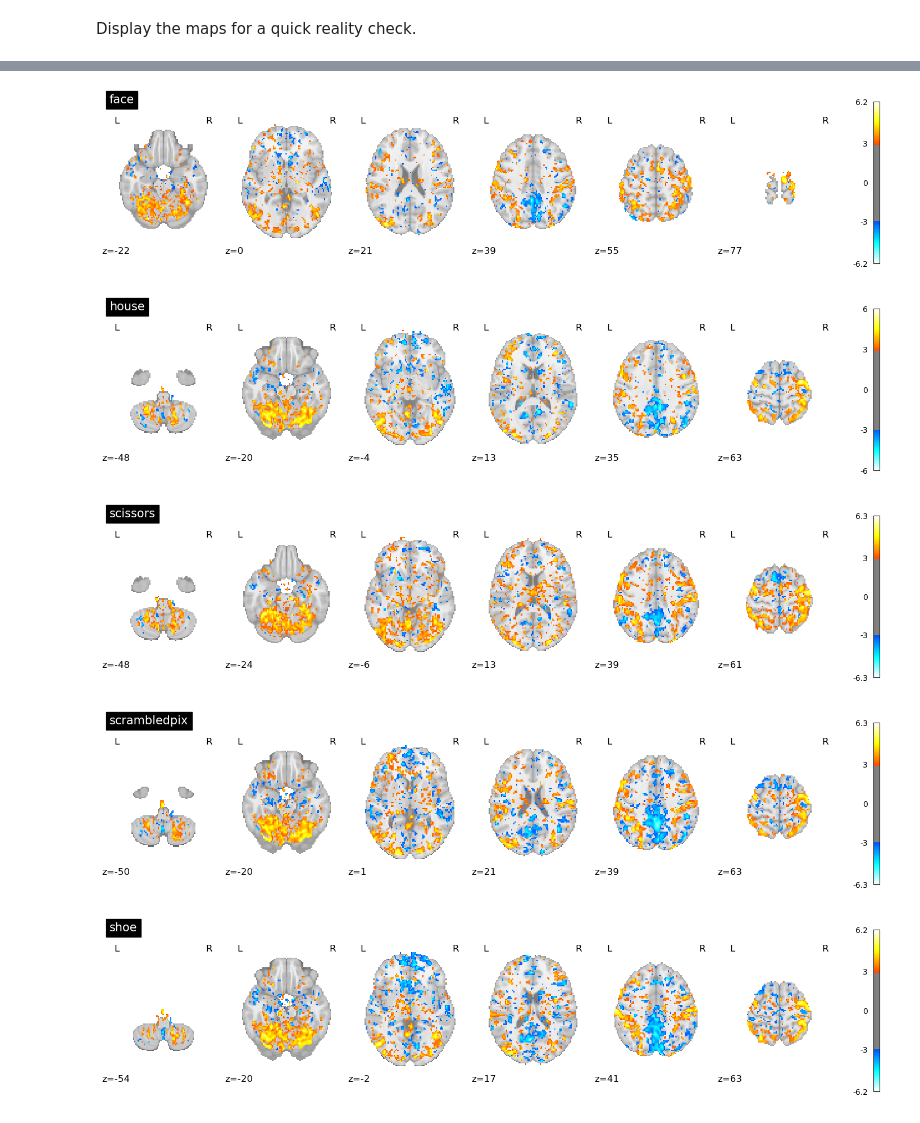
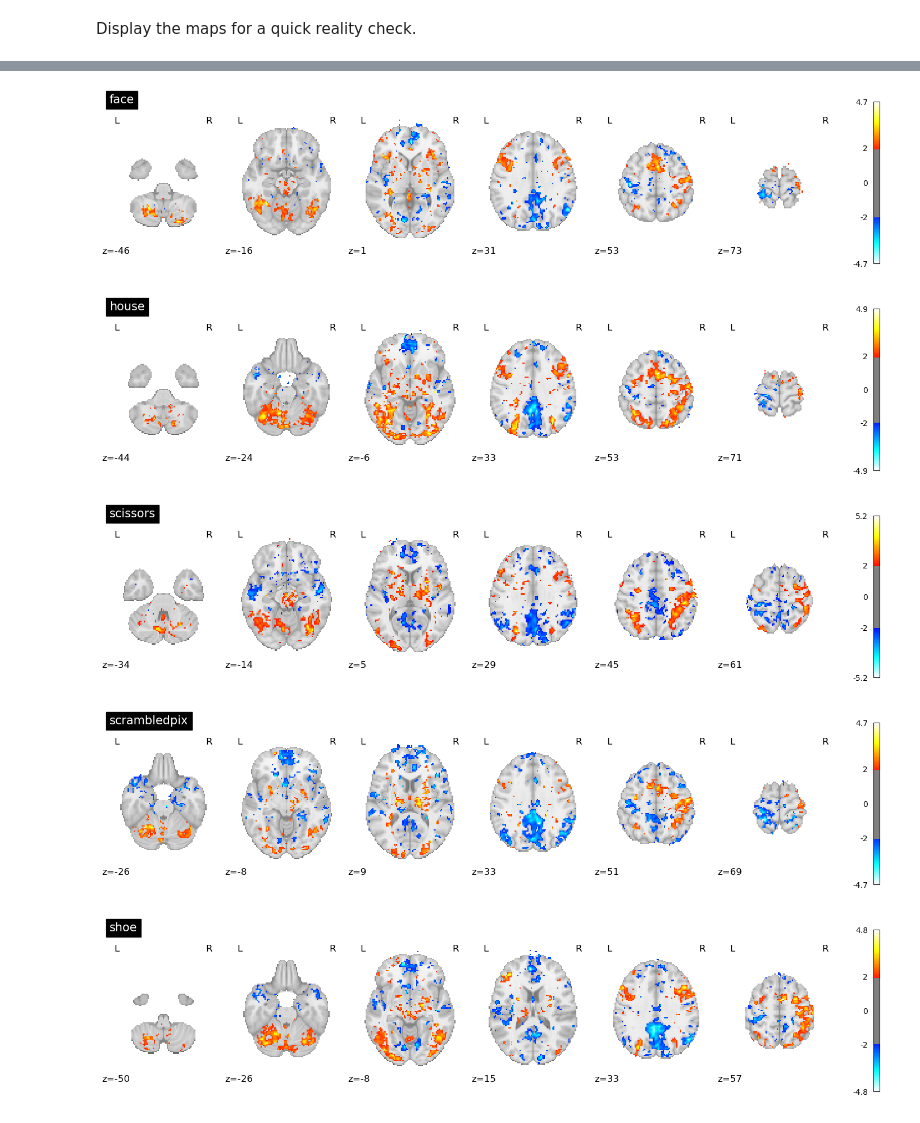
Before and after one commit to poldrack/AI_in_CogNeuro, a Jupyter notebook: notebooks/data_setup.ipynb, the cells around one changed output, grey strips where cells are left out. Saved outputs shown, nothing was run; the diff lists cells and outputs as text; code cells hidden in the pictures.

```diff
--- a/notebooks/data_setup.ipynb
+++ b/notebooks/data_setup.ipynb
@@ -179,7 +179,8 @@ Here we run the analysis on each subject/session, extract the data from a mask i
 # %%
 def get_subject_data(subject, run, layout, deriv_layout,
                      save_maps=True, plot_slices=False,
-                     hrf_model='spm + derivative'):
+                     hrf_model='spm + derivative',
+                     use_confounds=True, smoothing_fwhm=3):
     """
     Get the data for a single subject and run
 
@@ -209,7 +210,7 @@ def get_subject_data(subject, run, layout, deriv_layout,
     run = int(run)
 
     # load preprocessed BOLD data
-    bold_file, bold_img = get_bold_img(1, 1, deriv_layout)
+    bold_file, bold_img = get_bold_img(subject, run, deriv_layout)
 
     # load brain mask
     mask_img = get_group_common_mask(layout)
@@ -217,20 +218,24 @@ def get_subject_data(subject, run, layout, deriv_layout,
 
     events = get_events(subject, run, layout)
 
-    confounds = get_confounds(deriv_layout)
+    if use_confounds:
+        confounds = get_confounds(deriv_layout)
+    else:
+        confounds = None
 
     design_matrix, t_r = get_design_matrix(events, bold_img, deriv_layout,
                                       confounds=confounds)
 
     # specify and fit the GLM to the bold data
     fmri_glm = FirstLevelModel(t_r, noise_model='ar1', standardize=False,
-                               hrf_model=hrf_model)
+                               hrf_model=hrf_model, smoothing_fwhm=smoothing_fwhm)
     fmri_glm = fmri_glm.fit(bold_img, design_matrices=design_matrix)
 
     # compute contrasts
     conditions = events.trial_type.unique()
     conditions.sort()
     z_map = {}
+    smoothing_string = f"_fwhm-{smoothing_fwhm}" if smoothing_fwhm is not None else ""
     for condition in conditions:
         contrast = fmri_glm.compute_contrast(condition, output_type='all')
         z_map[condition] = contrast['z_score']
@@ -244,6 +249,10 @@ def get_subject_data(subject, run, layout, deriv_layout,
     difumo_mask = resample_img(difumo_mask, target_affine=z_maps.affine,
                                target_shape=z_maps.shape[:3],
                                interpolation='nearest')
+    difumo_data = difumo_mask.get_fdata().astype(bool)
+    # combine with common mask
+    difumo_data = np.logical_and(difumo_data, mask_data)
+    difumo_mask = nib.Nifti1Image(difumo_data.astype('int32'), difumo_mask.affine)
     masker = NiftiMasker(mask_img=difumo_mask, standardize=True, target_affine=z_maps.affine)
     data = masker.fit_transform(z_maps)
     assert data.shape == (len(conditions), difumo_mask.get_fdata().sum())
@@ -307,6 +316,6 @@ Display the maps for a quick reality check.
 # %%
 for condition in conditions:
     z_map = load_img(os.path.join(output_dir, 'group_zmaps', f'group_zmap_{condition}.nii.gz'))
-    plotting.plot_stat_map(z_map, title=condition, threshold=3.0, display_mode='z', cut_coords=6)
+    plotting.plot_stat_map(z_map, title=condition, threshold=2.0, display_mode='z', cut_coords=6)
     plt.show()
 # %% [output]
@@ -316,5 +325,5 @@ for condition in conditions:
-[figure, old version]
+[figure, new version]
-[figure, old version]
+[figure, new version]
-[figure, old version]
+[figure, new version]
-[figure, old version]
+[figure, new version]
-[figure, old version]
+[figure, new version]
```
Also changed, not shown: parts of 2 cells of this notebook.
